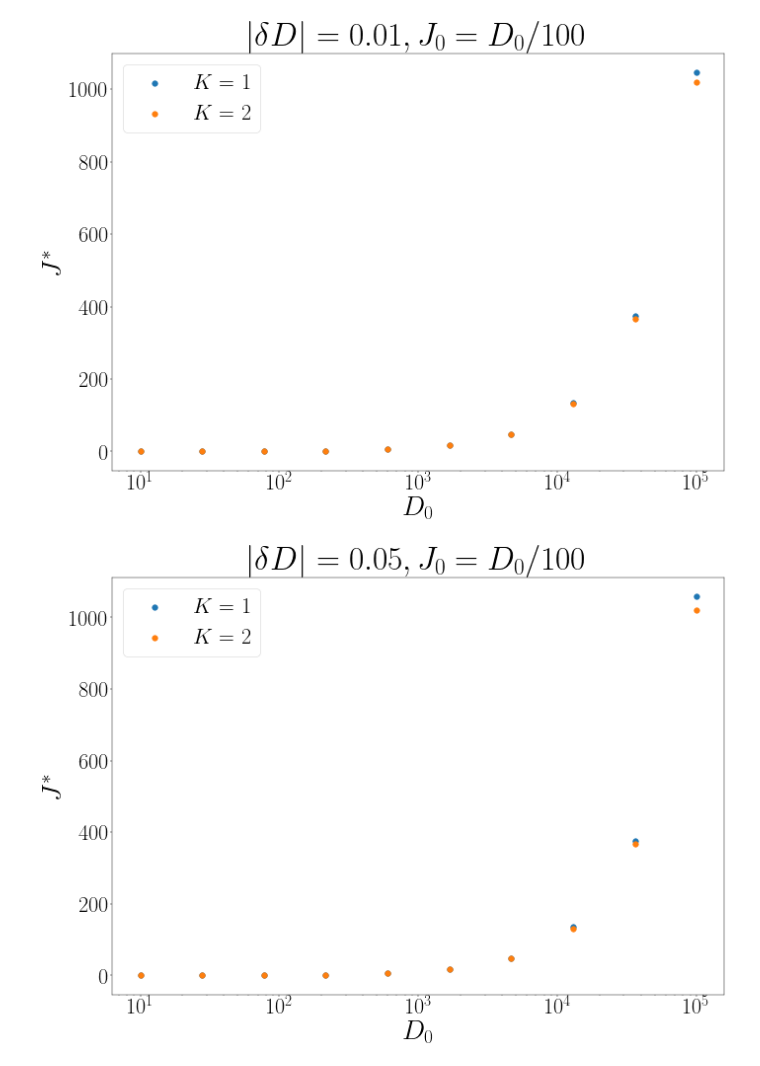
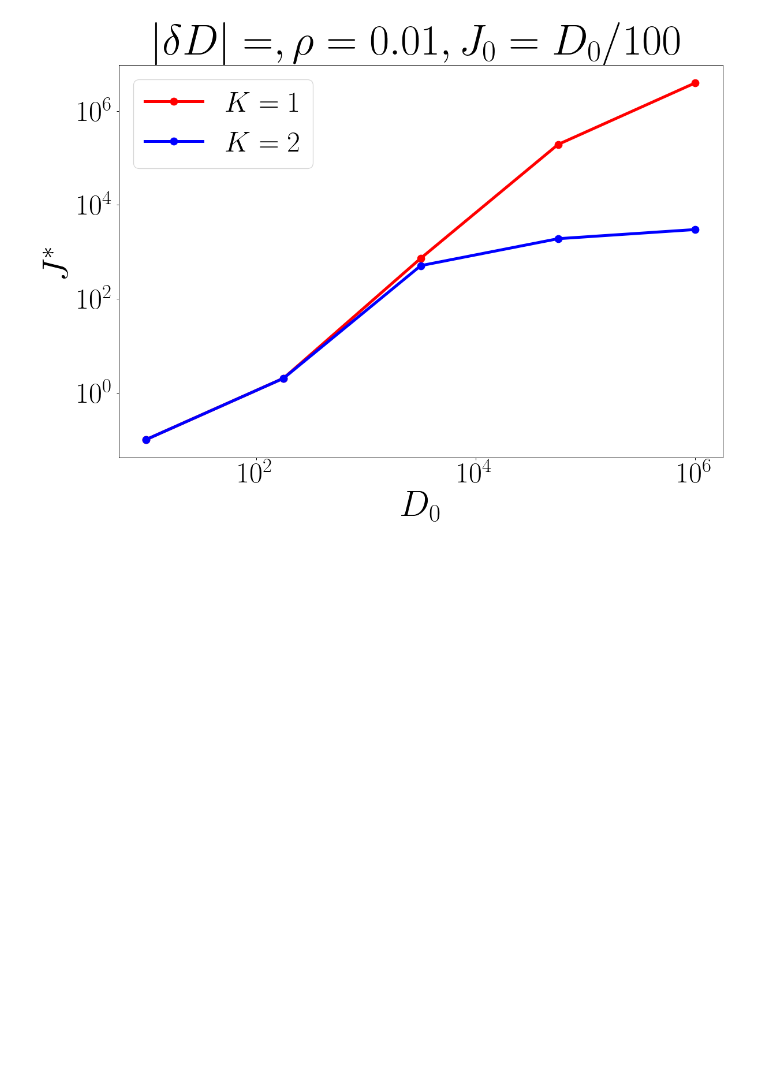
Before and after one commit to abhirup-m/Multichannel-Kondo-Project, a Jupyter notebook: rg_flow.ipynb, the cells around one changed output. Saved outputs shown, nothing was run; the diff lists cells and outputs as text; code cells hidden in the pictures; blank space fills up the shorter version.

```diff
--- a/rg_flow.ipynb
+++ b/rg_flow.ipynb
@@ -1,6 +1,7 @@
 # %%
 import numpy as np
 from tqdm import tqdm
+from multiprocessing import Pool
 import matplotlib
 from matplotlib import pyplot as plt
 plt.rc('font', size=50)          # controls default text sizes
@@ -10,8 +11,8 @@ plt.rc('legend', fontsize=40)    # legend fontsize
 plt.rc('lines', markersize = 10)
 
 matplotlib.rcParams['text.usetex'] = True
-plt.rcParams["figure.figsize"]= 20, 14
-plt.rcParams['figure.dpi'] = 40
+plt.rcParams["figure.figsize"]= 15, 10
+plt.rcParams['figure.dpi'] = 90
 matplotlib.rcParams['lines.linewidth'] = 4
 plt.rcParams['axes.grid'] = False
 plt.rcParams['axes.grid.which'] = "both"
@@ -21,5 +22,5 @@ def rg(J,Dj,Nj,nj,K,w):
     if K == 1:
         return J**2 * nj * 2 * (Dj - 2*w) / ((Dj - 2*w)**2 - J**2 / 4)
     else:
-        return J**2 * nj * 2 * (Dj - 2*w) / ((Dj - 2*w)**2 - J**2 / 4) - (1/4)*J**3 * nj * Nj * K / ((Dj - 2*w)**2 - J**2 / 4)
+        return J**2 * nj * (2 * (Dj - 2*w) - J * Nj * K / 2) / ((Dj - 2*w)**2 - J**2 / 4)
 # %%
@@ -61,34 +54,31 @@ plt.show()
 # %%
-deltaD = 0.5
-for deltaD in [0.01,0.05,0.1,0.5,1]:
-    for K in [1, 2]:
-        J_fp = []
-        D_range = 10**np.linspace(1,5,10)
-        for D0 in tqdm(D_range):
-            J = D0/100
-            N = int(D0*10)
-            D = np.arange(D0, 0, -deltaD)
-            rho = 1 / (2 * D0)
-            nj = rho * deltaD
-            sig = 4*D0**2 - J**2/4
-            for Dj in D:
-                Nj = rho * Dj
-                w = (-Dj/2)*K
-                if sig * (4*Dj**2 - J**2/4) <= 0:
-                    break
-                sig = 4*Dj**2 - J**2/4
-                J += rg(J,Dj,Nj,nj,K,w)
-            J_fp.append(J)
-        plt.scatter(D_range, J_fp, label=r'$K={}$'.format(K))
+J_fp = [[],[]]
+D_range = 10**np.linspace(1, 6, 5)
+deltaD = 0.01
+rho = 0.01
+for D0 in tqdm(D_range):
+    for K in [1,2]:
+        J = D0/100
+        D = np.arange(D0, 0, -deltaD)
+        nj = rho * deltaD
+        for Dj in D:
+            w = -Dj/2
+            sig = (Dj - 2*w)**2 - J**2/4
+            Nj = rho * Dj
+            J += rg(J,Dj,Nj,nj,K,w)
+            if sig * ((Dj - 2*w)**2 - J**2/4) <= 0:
+                break
+        J_fp[min(K-1,1)].append(J)
+plt.plot(D_range, J_fp[0], color="r", marker="o", label=r"$K=1$")
+plt.plot(D_range, J_fp[1], color="b", marker="o", label=r"$K=2$")
 
-    plt.title(r"$|\delta D| = {}, J_0 = D_0/100$".format(deltaD))
-    plt.legend(loc=2)
-    plt.xscale("log")
-    # plt.yscale("log")
-    plt.xlabel(r"$D_0$")
-    plt.ylabel(r"$J^*$")
-    plt.savefig("deltaD={},J0=0.01D0.pdf".format(deltaD), bbox_inches="tight")
-    plt.show()
+plt.title(r"$|\delta D| = , \rho = {}, J_0 = D_0/100$".format(deltaD, rho))
+plt.legend()
+plt.xscale("log")
+plt.yscale("log")
+plt.xlabel(r"$D_0$")
+plt.ylabel(r"$J^*$")
+# plt.savefig("Jfp_vs_D.pdf", bbox_inches="tight")
+plt.show()
 # %% [output]
-[figure, old version]
+[figure, new version]
-[figure, removed]
```
Also changed, not shown: parts of 2 cells of this notebook, 14 other files.
